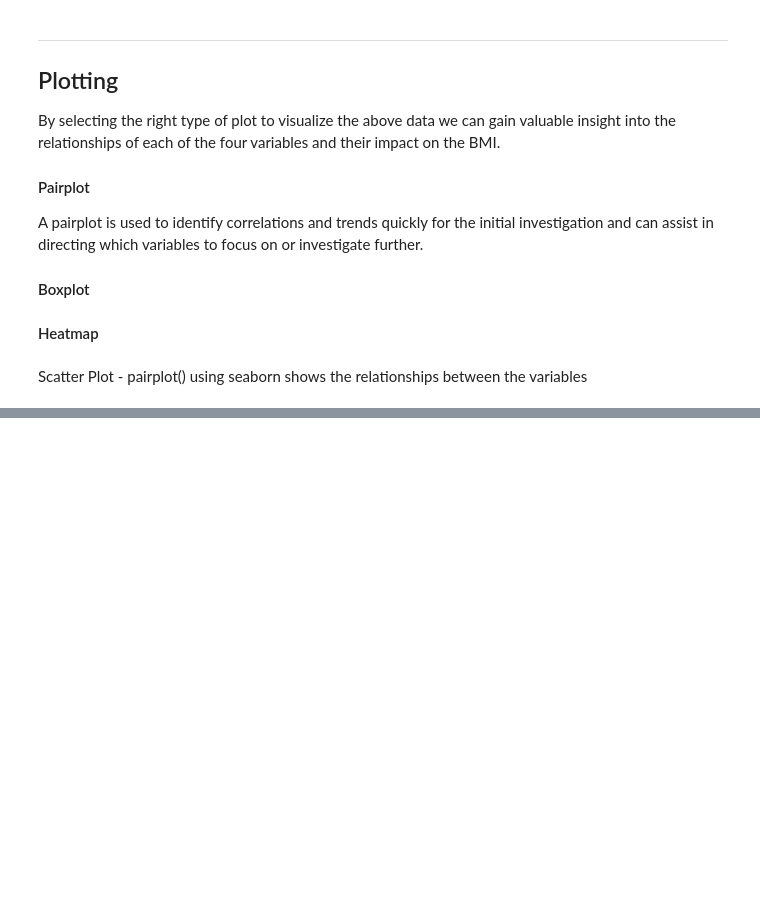
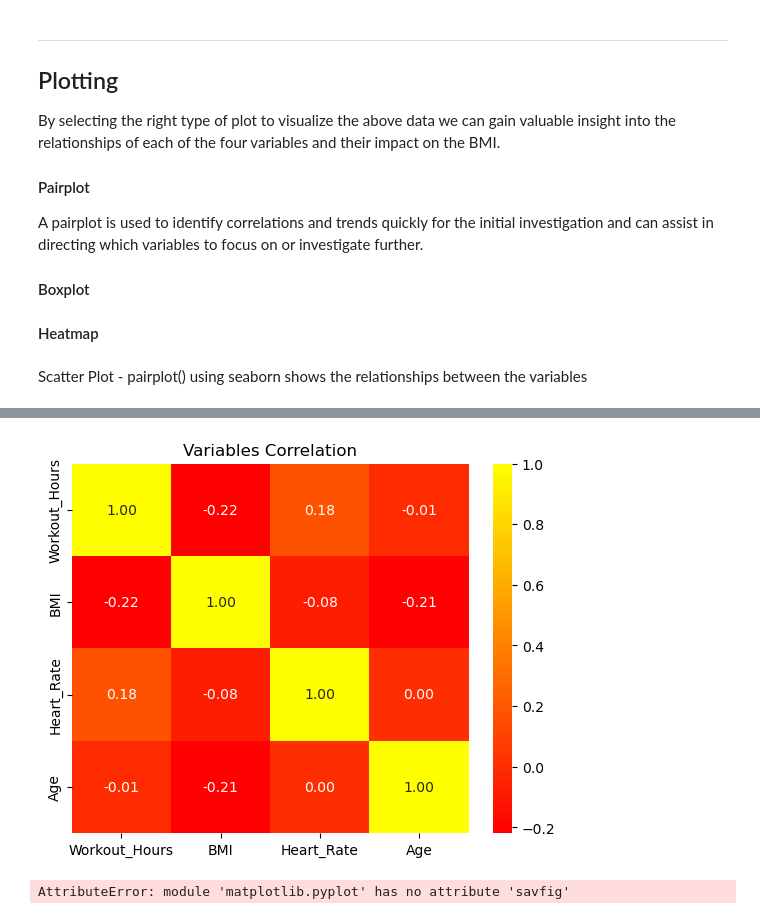
Before and after one commit to rebhanqui/programmingdata, a Jupyter notebook: project.ipynb, the cells around one changed output, grey strips where cells are left out. Drawn from its saved outputs; the diff is of its cells as text; code cells hidden in the pictures; blank space fills up the shorter version.

Commit message:
fixed kernal, saved plots to project folder for offline use

```diff
--- a/project.ipynb
+++ b/project.ipynb
@@ -233,11 +299,16 @@ plt.show(boxplot)
 # %%
 #heatmap for showing stronger relations between variables
 
 #calculate the relationship of the data in the dataframe generated earlier
 correlation = data.corr()
 
 #plot the heatmap
-plt.figure(figsize=(10, 8))
-sns.heatmap(correlation, annot=True, cmap='autumn', fmt='.2f')
+
+heatmap = sns.heatmap(correlation, annot=True, cmap='autumn', fmt='.2f')
+
 plt.title('Variables Correlation')
 plt.show()
+plt.savfig("heatmap.jpg")
+# %% [output]
+[figure, added]
+AttributeError: module 'matplotlib.pyplot' has no attribute 'savfig'
```
Also changed, not shown: parts of 8 cells of this notebook, 3 other files.
